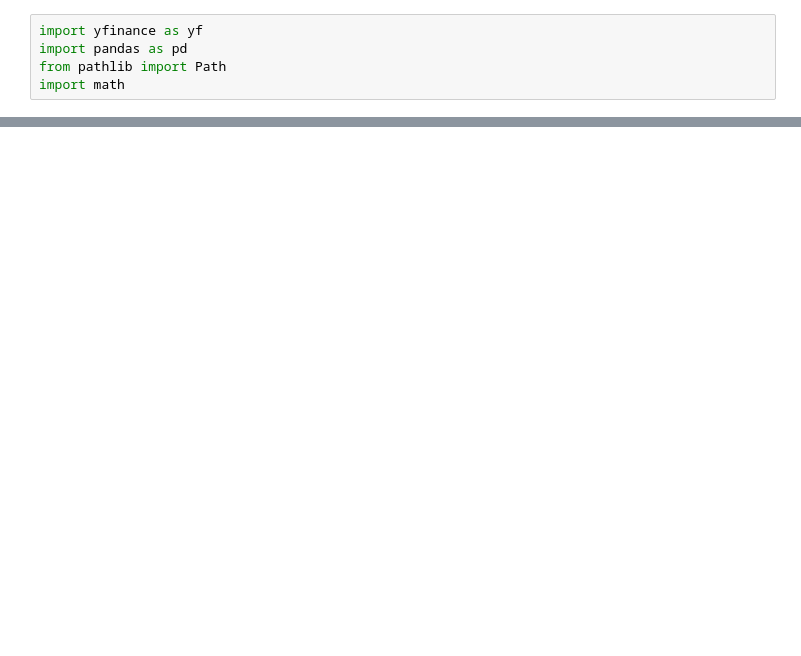
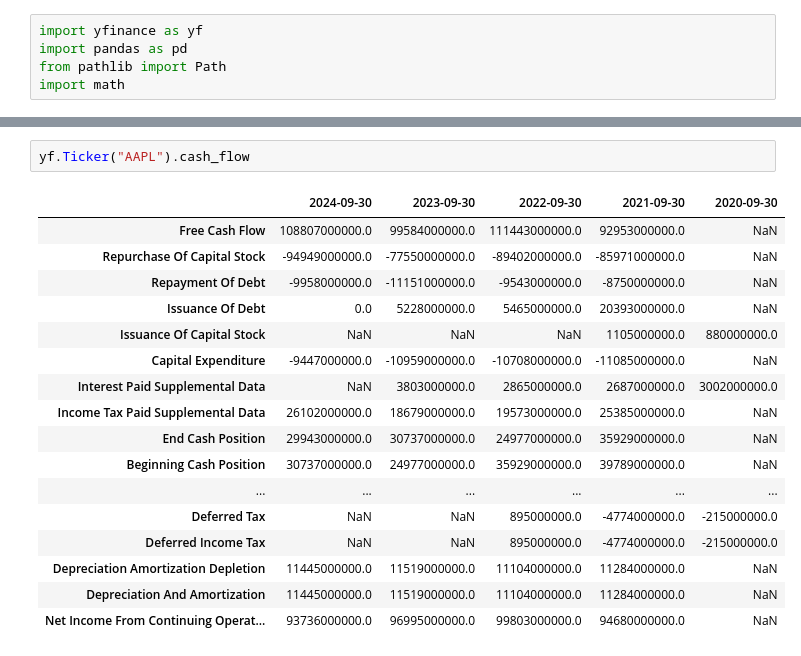
Before and after one commit to P1N60/Uni, a Jupyter notebook: VS-Code/Side-Projects/money_printer/Notebooks/screener.ipynb, the cells around one changed output, grey strips where cells are left out. Drawn from its saved outputs; the diff is of its cells as text; blank space fills up the shorter version.

```diff
--- a/VS-Code/Side-Projects/money_printer/Notebooks/screener.ipynb
+++ b/VS-Code/Side-Projects/money_printer/Notebooks/screener.ipynb
@@ -95,0 +78,20 @@ Got data for 33 stocks
+# %%
+yf.Ticker("AAPL").cash_flow
+# %% [output]
+|  | 2024-09-30 | 2023-09-30 | 2022-09-30 | 2021-09-30 | 2020-09-30 |
+| Free Cash Flow | 108807000000.0 | 99584000000.0 | 111443000000.0 | 92953000000.0 | NaN |
+| Repurchase Of Capital Stock | -94949000000.0 | -77550000000.0 | -89402000000.0 | -85971000000.0 | NaN |
+| Repayment Of Debt | -9958000000.0 | -11151000000.0 | -9543000000.0 | -8750000000.0 | NaN |
+| Issuance Of Debt | 0.0 | 5228000000.0 | 5465000000.0 | 20393000000.0 | NaN |
+| Issuance Of Capital Stock | NaN | NaN | NaN | 1105000000.0 | 880000000.0 |
+| Capital Expenditure | -9447000000.0 | -10959000000.0 | -10708000000.0 | -11085000000.0 | NaN |
+| Interest Paid Supplemental Data | NaN | 3803000000.0 | 2865000000.0 | 2687000000.0 | 3002000000.0 |
+| Income Tax Paid Supplemental Data | 26102000000.0 | 18679000000.0 | 19573000000.0 | 25385000000.0 | NaN |
+| End Cash Position | 29943000000.0 | 30737000000.0 | 24977000000.0 | 35929000000.0 | NaN |
+| Beginning Cash Position | 30737000000.0 | 24977000000.0 | 35929000000.0 | 39789000000.0 | NaN |
+| ... | ... | ... | ... | ... | ... |
+| Deferred Tax | NaN | NaN | 895000000.0 | -4774000000.0 | -215000000.0 |
+| Deferred Income Tax | NaN | NaN | 895000000.0 | -4774000000.0 | -215000000.0 |
+| Depreciation Amortization Depletion | 11445000000.0 | 11519000000.0 | 11104000000.0 | 11284000000.0 | NaN |
+| Depreciation And Amortization | 11445000000.0 | 11519000000.0 | 11104000000.0 | 11284000000.0 | NaN |
+| Net Income From Continuing Operat... | 93736000000.0 | 96995000000.0 | 99803000000.0 | 94680000000.0 | NaN |
```
Also changed, not shown: parts of 2 cells of this notebook, 12 other files.
